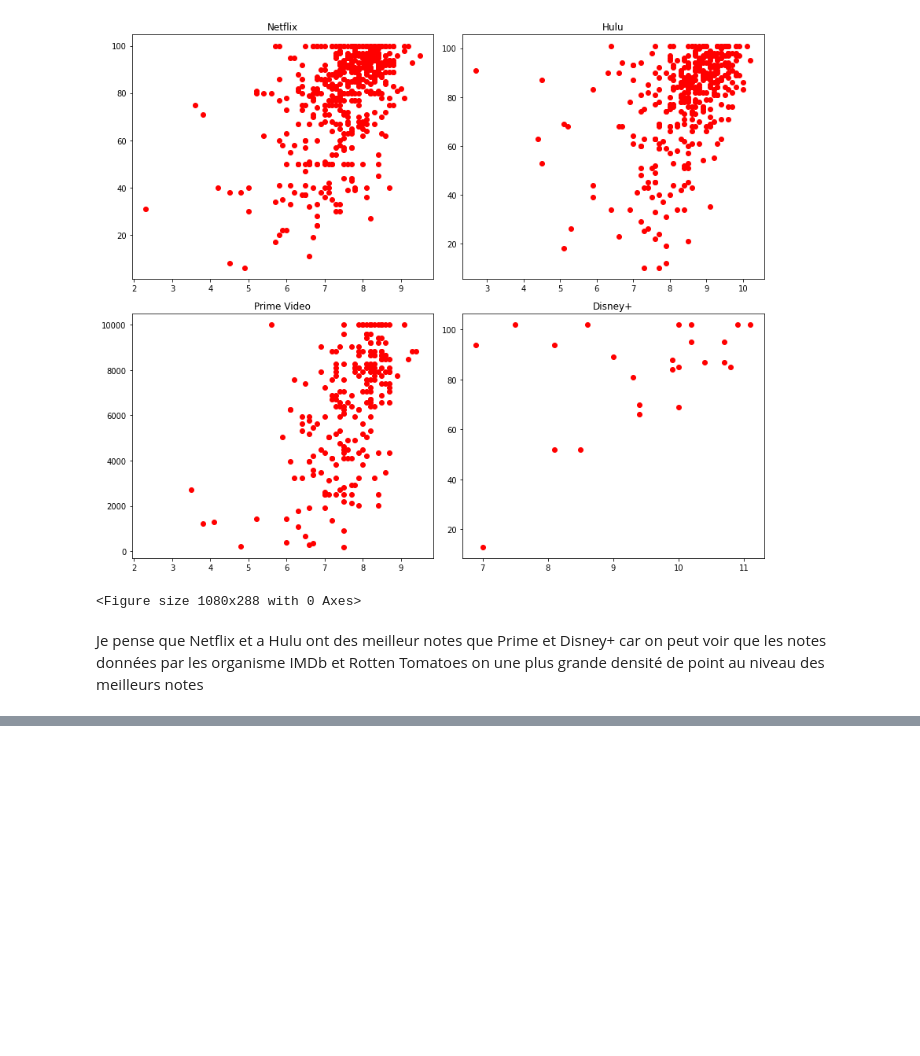
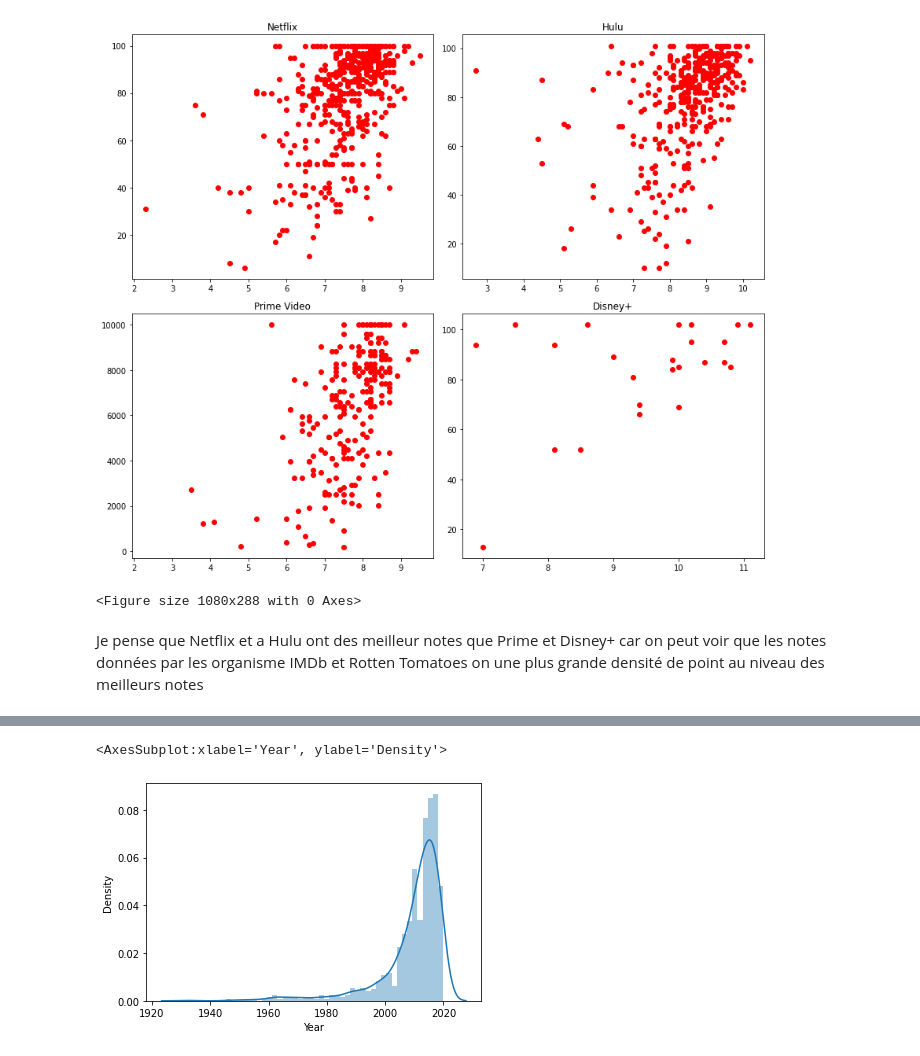
Before and after one commit to batgar37/math_algo, a Jupyter notebook: Projet Stats.ipynb, the cells around one changed output, grey strips where cells are left out. Drawn from its saved outputs; the diff is of its cells as text; code cells hidden in the pictures; blank space fills up the shorter version.

```diff
--- a/Projet Stats.ipynb
+++ b/Projet Stats.ipynb
@@ -130,0 +167,6 @@ Je pense que Netflix et a Hulu ont des meilleur notes que Prime et Disney+ car o
+# %%
+df_hulu = df[df['Hulu'] == 1]
+sns.distplot(df_hulu.Year)
+# %% [output]
+<AxesSubplot:xlabel='Year', ylabel='Density'>
+[figure, added]
```
Also changed, not shown: parts of 13 cells of this notebook.
